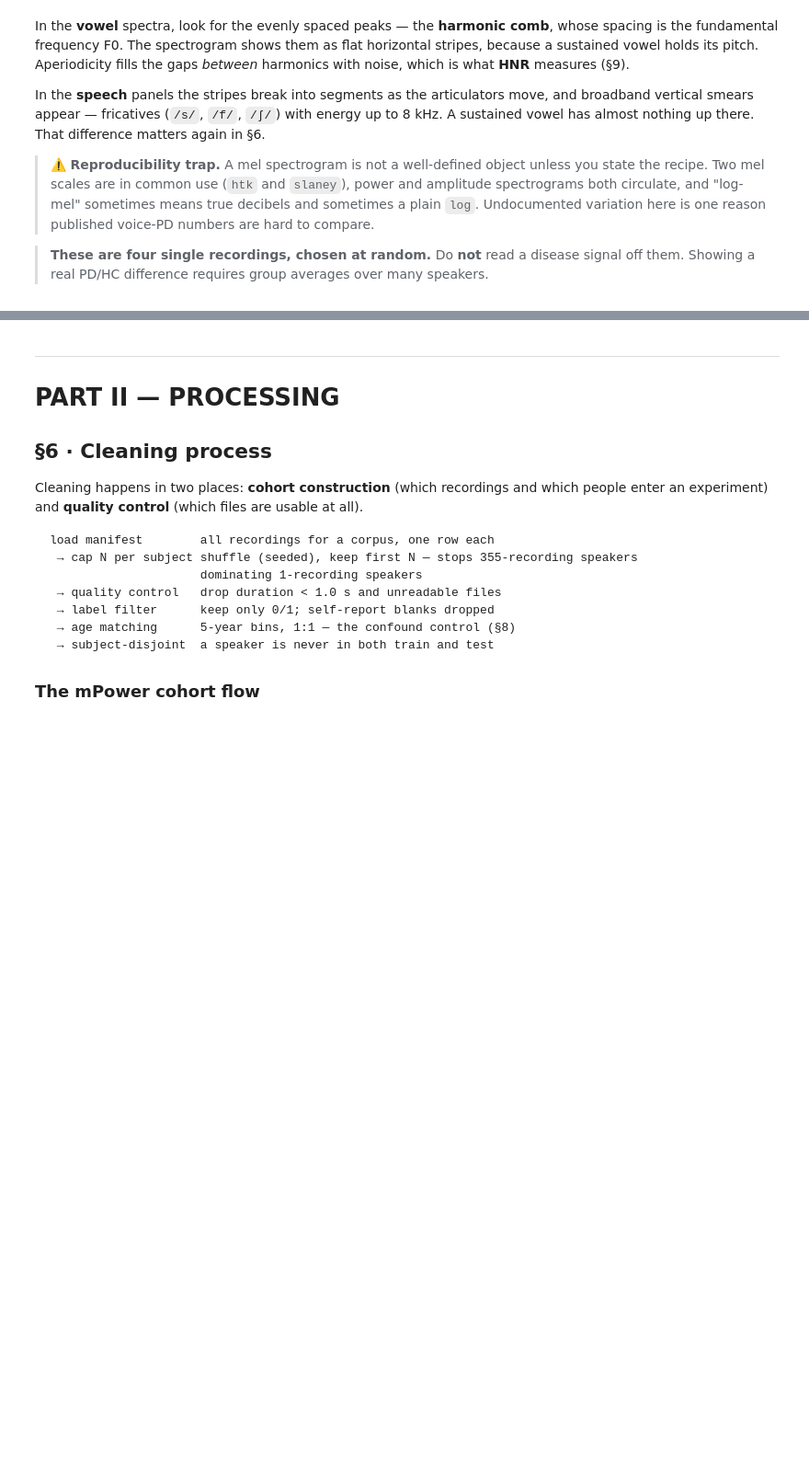
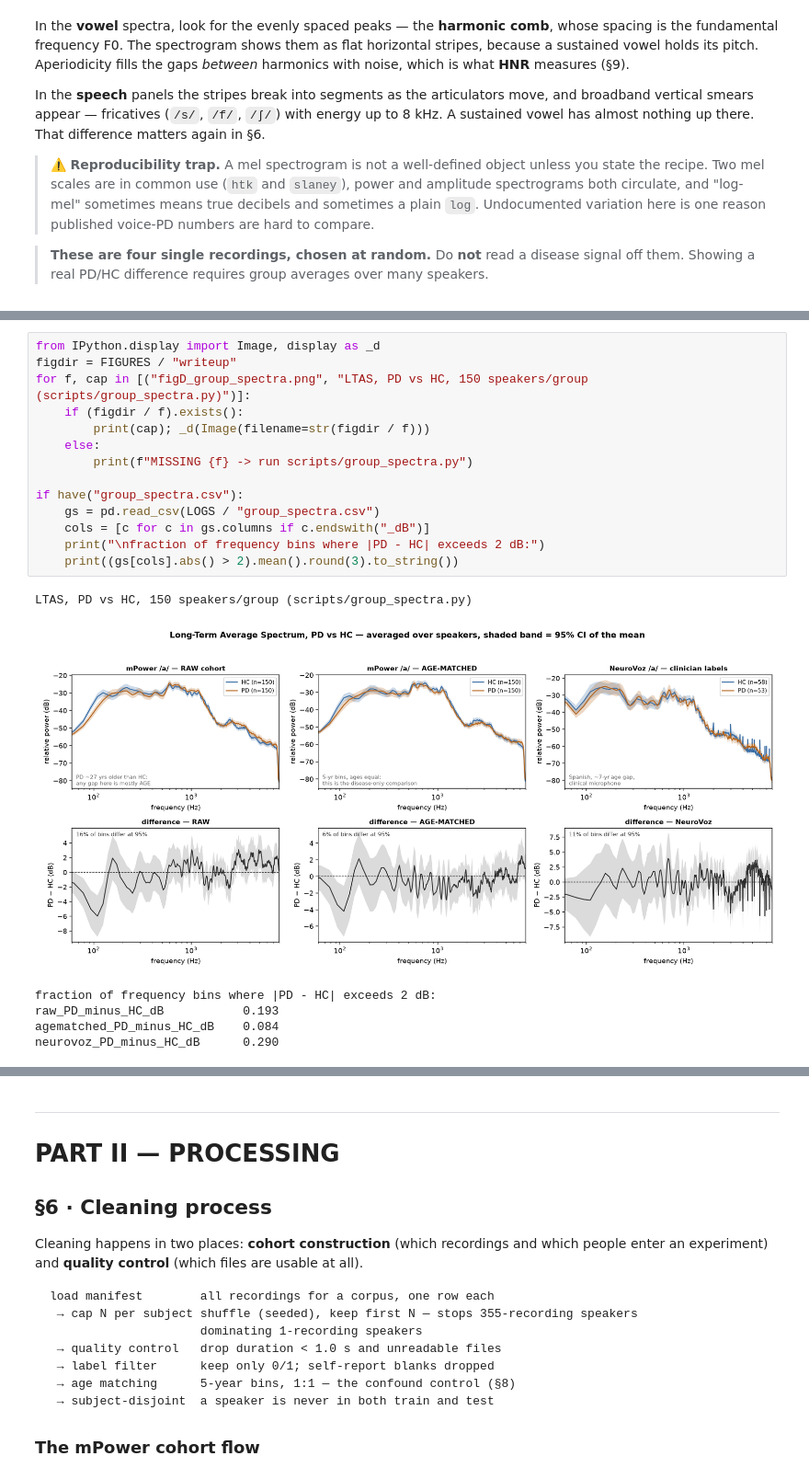
Before and after one commit to uaday/crosslingual-pd-voice, a Jupyter notebook: notebooks/50_data_and_results.ipynb, the cells around one changed output, grey strips where cells are left out. Shown at 92% size. Saved outputs shown, nothing was run; the diff lists cells and outputs as text; blank space fills up the shorter version.

```diff
--- a/notebooks/50_data_and_results.ipynb
+++ b/notebooks/50_data_and_results.ipynb
@@ -400,0 +434,21 @@ A sustained vowel has almost nothing up there. That difference matters again in
+# %%
+from IPython.display import Image, display as _d
+figdir = FIGURES / "writeup"
+for f, cap in [("figD_group_spectra.png", "LTAS, PD vs HC, 150 speakers/group (scripts/group_spectra.py)")]:
+    if (figdir / f).exists():
+        print(cap); _d(Image(filename=str(figdir / f)))
+    else:
+        print(f"MISSING {f} -> run scripts/group_spectra.py")
+
+if have("group_spectra.csv"):
+    gs = pd.read_csv(LOGS / "group_spectra.csv")
+    cols = [c for c in gs.columns if c.endswith("_dB")]
+    print("\nfraction of frequency bins where |PD - HC| exceeds 2 dB:")
+    print((gs[cols].abs() > 2).mean().round(3).to_string())
+# %% [output]
+LTAS, PD vs HC, 150 speakers/group (scripts/group_spectra.py)
+[figure, added]
+fraction of frequency bins where |PD - HC| exceeds 2 dB:
+raw_PD_minus_HC_dB           0.193
+agematched_PD_minus_HC_dB    0.084
+neurovoz_PD_minus_HC_dB      0.290
```
Also changed, not shown: parts of 21 cells of this notebook, 1 other file.
